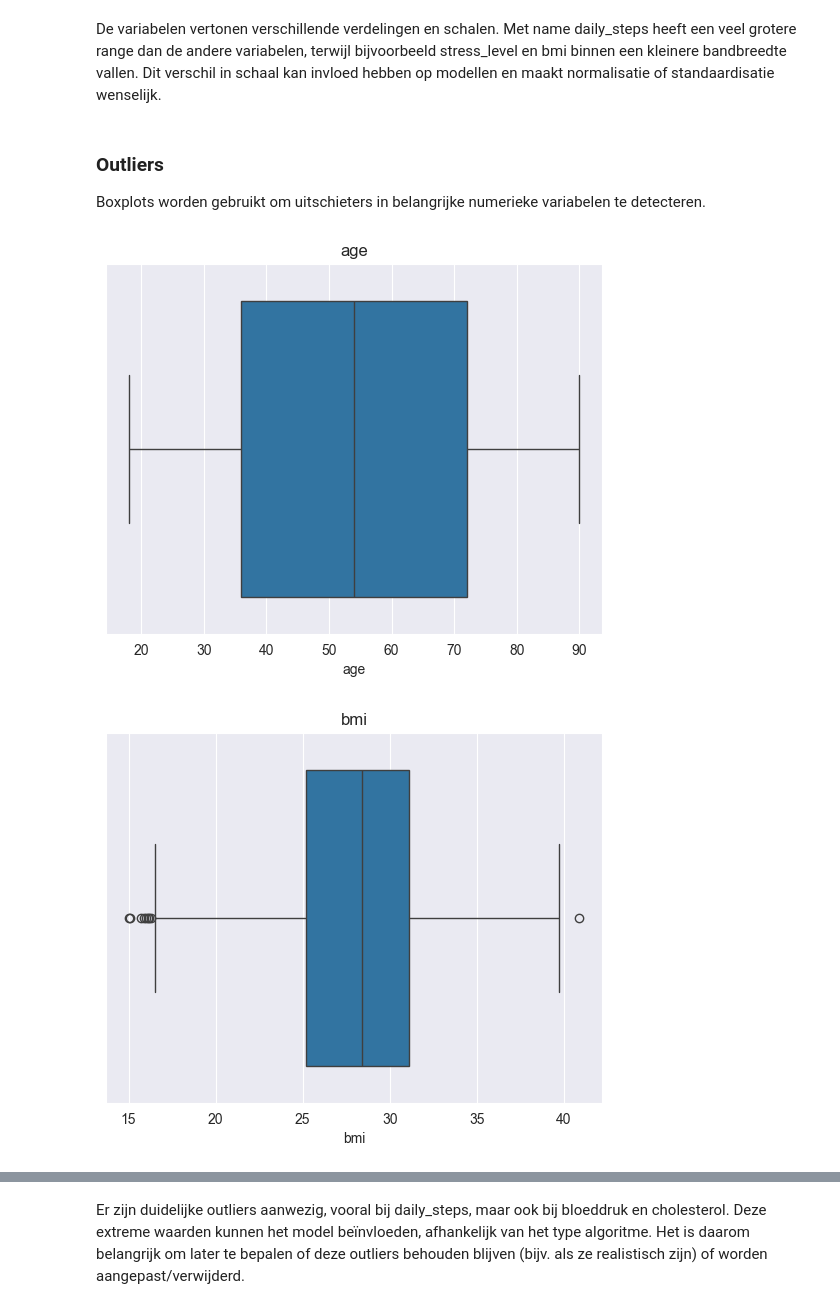
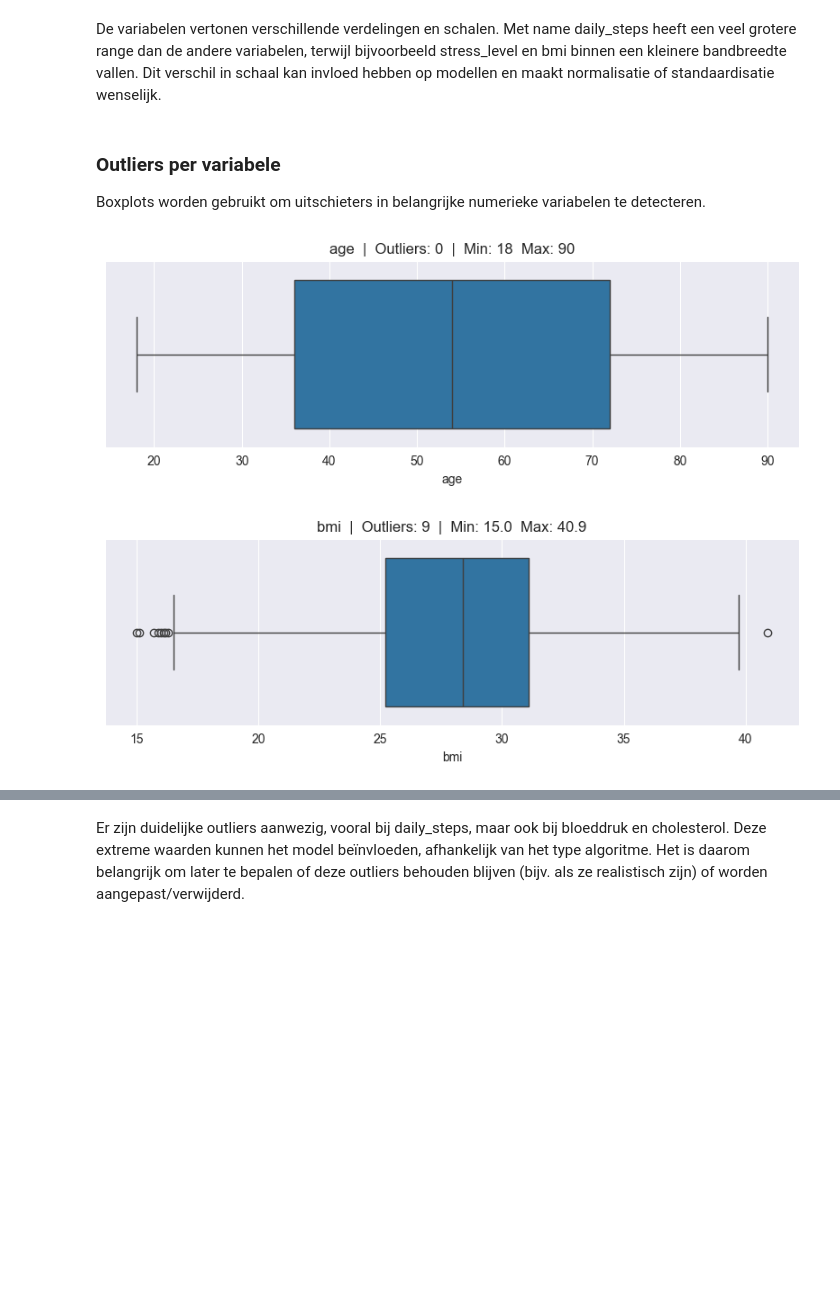
Before and after one commit to ESmids/BPDEE-Practicums, a Jupyter notebook: Opdracht1/HeartAttackDataset/CardiovascularRisk.ipynb, the cells around one changed output, grey strips where cells are left out. Drawn from its saved outputs; the diff is of its cells as text; code cells hidden in the pictures; blank space fills up the shorter version.

```diff
--- a/Opdracht1/HeartAttackDataset/CardiovascularRisk.ipynb
+++ b/Opdracht1/HeartAttackDataset/CardiovascularRisk.ipynb
@@ -107,18 +177,24 @@ plt.show()
 # %% [markdown]
 De variabelen vertonen verschillende verdelingen en schalen. Met name daily_steps heeft een veel grotere range dan de andere variabelen, terwijl bijvoorbeeld stress_level en bmi binnen een kleinere bandbreedte vallen. Dit verschil in schaal kan invloed hebben op modellen en maakt normalisatie of standaardisatie wenselijk.
 # %% [markdown]
-### Outliers
+### Outliers per variabele
 Boxplots worden gebruikt om uitschieters in belangrijke numerieke variabelen te detecteren.
 # %%
 cols = ['age', 'bmi', 'systolic_bp', 'diastolic_bp',
         'cholesterol_mg_dl', 'resting_heart_rate',
         'daily_steps', 'stress_level']
 
 for col in cols:
-    plt.figure()
+    Q1 = df[col].quantile(0.25)
+    Q3 = df[col].quantile(0.75)
+    IQR = Q3 - Q1
+    n_outliers = ((df[col] < Q1 - 1.5 * IQR) | (df[col] > Q3 + 1.5 * IQR)).sum()
+
+    plt.figure(figsize=(8, 3))
     sns.boxplot(x=df[col])
-    plt.title(col)
+    plt.title(f"{col}  |  Outliers: {n_outliers}  |  Min: {df[col].min()}  Max: {df[col].max()}")
+    plt.tight_layout()
     plt.show()
 # %% [output]
-[figure, old version]
+[figure, new version]
-[figure, old version]
+[figure, new version]
```
Also changed, not shown: parts of 33 cells of this notebook, 2 other files.
